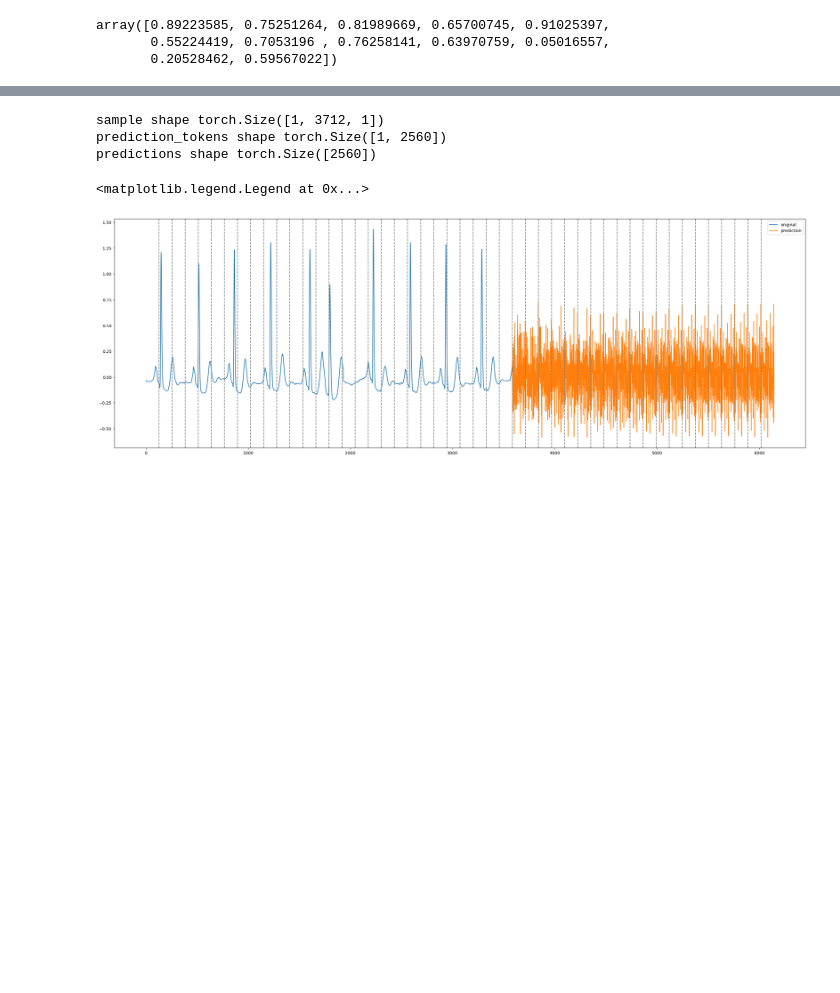
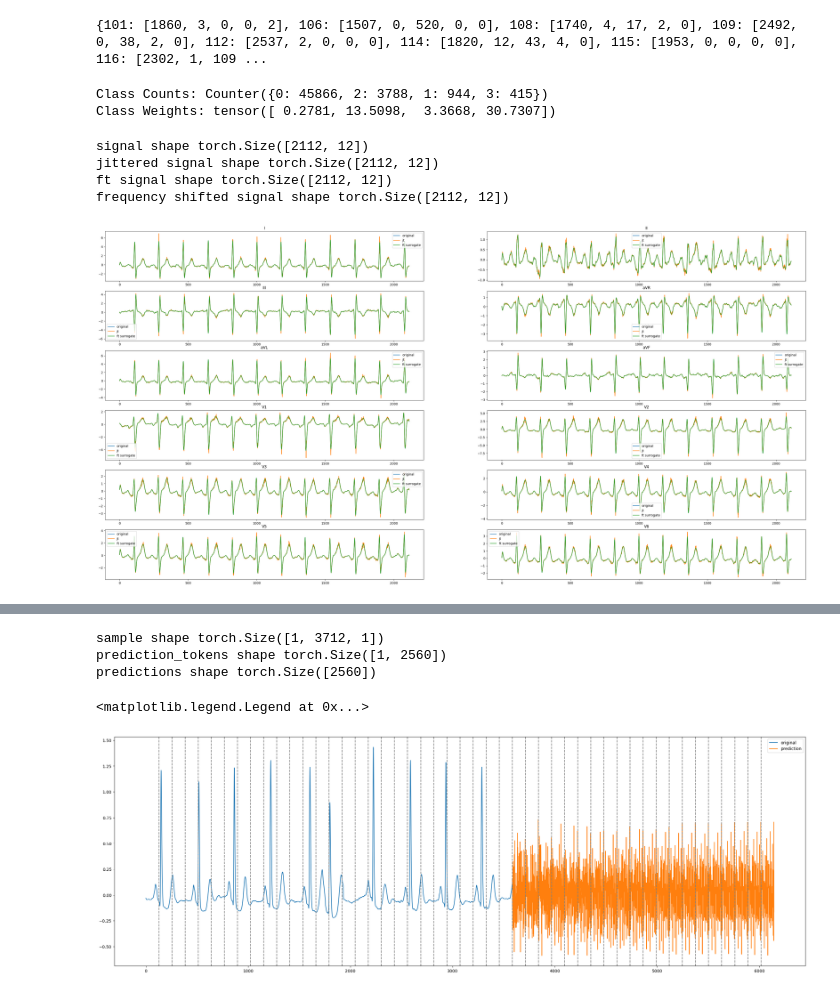
Before and after one commit to luna97/MIT-BIH_ecg_arrhytmia, a Jupyter notebook: test.ipynb, the cells around one changed output, grey strips where cells are left out. Saved outputs shown, nothing was run; the diff lists cells and outputs as text; code cells hidden in the pictures; blank space fills up the shorter version.

```diff
--- a/test.ipynb
+++ b/test.ipynb
@@ -90,7 +10,7 @@ from dataset.code_15 import ECGCODE15Dataset
 class DatasetArgs:
     def __init__(self):
         self.data_folder_code15 = '/media/Volume/data/CODE15/nkclean_360_12l'
-        self.labels_file_code15 = '/media/Volume/data/CODE15/labels.csv'
+        self.labels_file_code15 = '/media/Volume/data/CODE15/exams.csv'
         self.data_folder_mit = '/media/Volume/data/MIT-BHI/data/'
         self.use_tab_data = False
         self.patch_size = 128
@@ -100,4 +20,4 @@ class DatasetArgs:
         self.nk_clean=True
         self.leads = ['*']
 
-dataset = ECGCODE15Dataset(DatasetArgs(), leads_to_use=['*'])
+# dataset = ECGCODE15Dataset(DatasetArgs(), leads_to_use=['*'])
@@ -279,9 +45,69 @@ findfont: Font family 'Lato' not found.
-# %%
-np.random.rand(12)
-# %% [output]
-array([0.89223585, 0.75251264, 0.81989669, 0.65700745, 0.91025397,
-       0.55224419, 0.7053196 , 0.76258141, 0.63970759, 0.05016557,
-       0.20528462, 0.59567022])
+# %%
+from tqdm import tqdm
+
+train = [101, 106, 108, 109, 112, 114, 115, 116, 118, 119, 122, 124, 201, 203, 205, 207, 208, 209, 215, 220, 223, 230]
+
+patients = { p: [0, 0, 0, 0, 0] for p in train }
+
+for d in tqdm(dataset_mit):
+   arr = patients[d['patient_id']]
+   arr[d['label']] += 1
+
+print(patients)
+# %% [output]
+{101: [1860, 3, 0, 0, 2], 106: [1507, 0, 520, 0, 0], 108: [1740, 4, 17, 2, 0], 109: [2492, 0, 38, 2, 0], 112: [2537, 2, 0, 0, 0], 114: [1820, 12, 43, 4, 0], 115: [1953, 0, 0, 0, 0], 116: [2302, 1, 109 ...
+# %%
+from utils.utils import get_training_class_weights
+
+weights = get_training_class_weights(dataset_mit, do_not_consider_classes=[4])
+# %% [output]
+Class Counts: Counter({0: 45866, 2: 3788, 1: 944, 3: 415})
+Class Weights: tensor([ 0.2781, 13.5098,  3.3668, 30.7307])
+# %%
+# plot the 12 lead signal
+from augmentations import Jitter, FTSurrogate, SpecAugment, CropResizing, FrequencyShift
+
+signal = dataset[89789]['signal']
+leads = ['I', 'II', 'III', 'aVR', 'aVL', 'aVF', 'V1', 'V2', 'V3', 'V4', 'V5', 'V6']
+jt = Jitter(sigma=0.2)
+jt_signal = jt(signal.unsqueeze(0)).squeeze()
+ft_surrogate = FTSurrogate(0.5, channel_indep=False, prob=0.1)
+ft_signal = ft_surrogate(signal.unsqueeze(0)).squeeze()
+fs = FrequencyShift(1)
+fs_signal = fs(signal)
+
+# cp = CropResizing(0.9, 0.9)
+# cp_signal = cp(signal)
+
+print('signal shape', signal.shape)
+print('jittered signal shape', jt_signal.shape)
+print('ft signal shape', ft_signal.shape)
+# print('crop resized signal shape', cp_signal.shape)
+print('frequency shifted signal shape', fs_signal.shape)
+
+import matplotlib.pyplot as plt
+import numpy as np
+
+
+fig, axs = plt.subplots(6, 2, figsize=(40, 20))
+
+for i in range(12):
+    ax = axs[i//2, i%2]
+    ax.plot(signal[:, i])
+    ax.plot(jt_signal[:, i])
+    ax.plot(ft_signal[:, i])
+    # ax.plot(cp_signal[:, i])
+    # ax.plot(fs_signal[:, i])
+
+    ax.set_title(leads[i])
+
+    ax.legend(['original', 'jt', 'ft surrogate',])
+# %% [output]
+signal shape torch.Size([2112, 12])
+jittered signal shape torch.Size([2112, 12])
+ft signal shape torch.Size([2112, 12])
+frequency shifted signal shape torch.Size([2112, 12])
+[figure, added]
 # %%
 # plot the gradient of a ssignal
 
```
Also changed, not shown: parts of 5 cells of this notebook, 26 other files.
